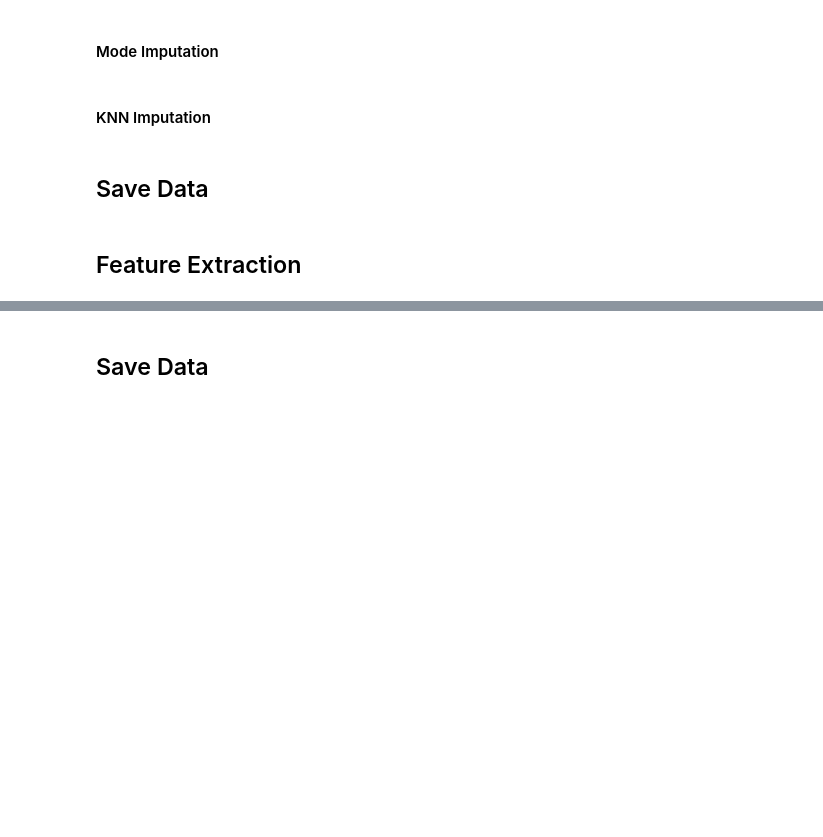
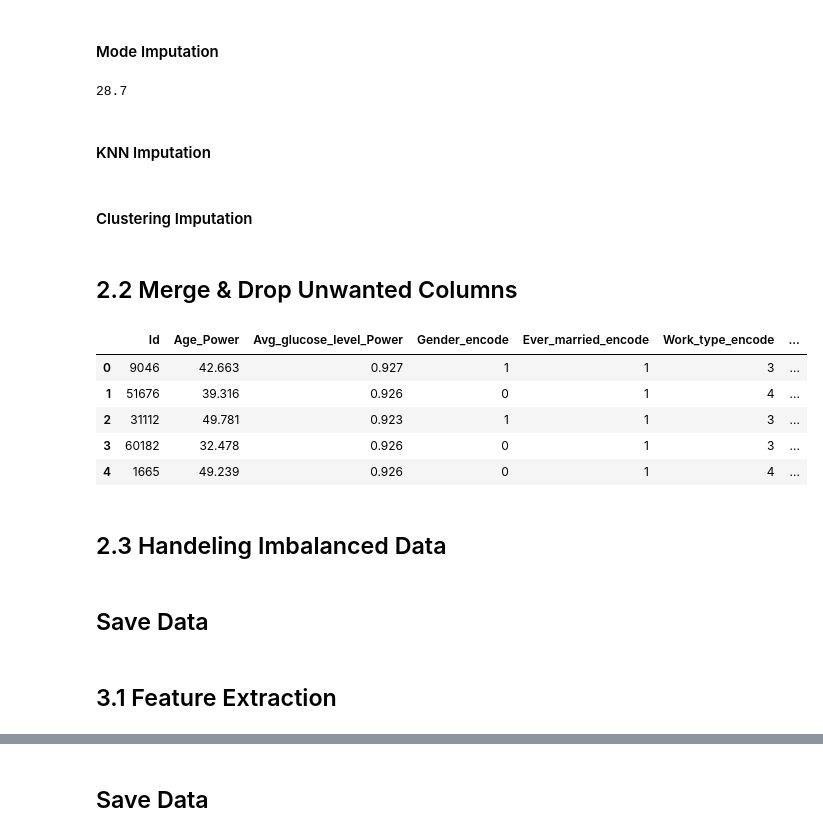
Before and after one commit to Rahul-404/heart-stroke-prediction, a Jupyter notebook: notebooks/04_Feature_Engineering.ipynb, the cells around one changed output, grey strips where cells are left out. Cells and saved outputs as stored; diff of their text form; code cells hidden in the pictures; blank space fills up the shorter version.

```diff
--- a/notebooks/04_Feature_Engineering.ipynb
+++ b/notebooks/04_Feature_Engineering.ipynb
@@ -593,10 +629,18 @@ DF_LEVEL_2['Bmi_Imputed_mean'] = DF_LEVEL_2['Bmi'].replace(-1, DF_LEVEL_1['Bmi']
 # %%
-DF_LEVEL_2['Bmi_Imputed_median'] = DF_LEVEL_2['Bmi'].replace(-1, DF_LEVEL_1['Bmi'].median())
+DF_LEVEL_2['Bmi_Imputed_median'] = DF_LEVEL_2['Bmi'].replace(-1, median)
 # %% [markdown]
 #### Mode Imputation
+# %%
+# replace -1 with None, then drop NaN values
+mode = DF_LEVEL_1['Bmi'].replace(-1, None).dropna().mode()[0]
+mode
+# %% [output]
+28.7
 # %%
-DF_LEVEL_2['Bmi_Imputed_mode'] = DF_LEVEL_2['Bmi'].replace(-1, DF_LEVEL_1['Bmi'].mode()[0])
+DF_LEVEL_2['Bmi_Imputed_mode'] = DF_LEVEL_2['Bmi'].replace(-1, mode)
 # %% [markdown]
 #### KNN Imputation
 # %%
 # yet to implement
+# %% [markdown]
+#### Clustering Imputation
@@ -602,0 +649,2 @@ DF_LEVEL_2['Bmi_Imputed_mode'] = DF_LEVEL_2['Bmi'].replace(-1, DF_LEVEL_1['Bmi']
+# %% [markdown]
+## 2.2 Merge & Drop Unwanted Columns
@@ -603,6 +653,19 @@ DF_LEVEL_2['Bmi_Imputed_mode'] = DF_LEVEL_2['Bmi'].replace(-1, DF_LEVEL_1['Bmi']
+# %%
+DF_LEVEL_2.drop("Bmi", axis=1, inplace=True)
+# %%
+DF_LEVEL_2.head()
+# %% [output]
+|  | Id | Age_Power | Avg_glucose_level_Power | Gender_encode | Ever_married_encode | Work_type_encode | ... |
+| 0 | 9046 | 42.663 | 0.927 | 1 | 1 | 3 | ... |
+| 1 | 51676 | 39.316 | 0.926 | 0 | 1 | 4 | ... |
+| 2 | 31112 | 49.781 | 0.923 | 1 | 1 | 3 | ... |
+| 3 | 60182 | 32.478 | 0.926 | 0 | 1 | 3 | ... |
+| 4 | 1665 | 49.239 | 0.926 | 0 | 1 | 4 | ... |
+# %% [markdown]
+## 2.3 Handeling Imbalanced Data
 # %% [markdown]
 ## Save Data
 # %%
 DF_LEVEL_2.to_csv(os.path.join("data", "heart_stroke_feature_engineered_level_2.csv"), index=False)
 # %% [markdown]
-## Feature Extraction
+## 3.1 Feature Extraction
```
Also changed, not shown: parts of 83 cells of this notebook.
